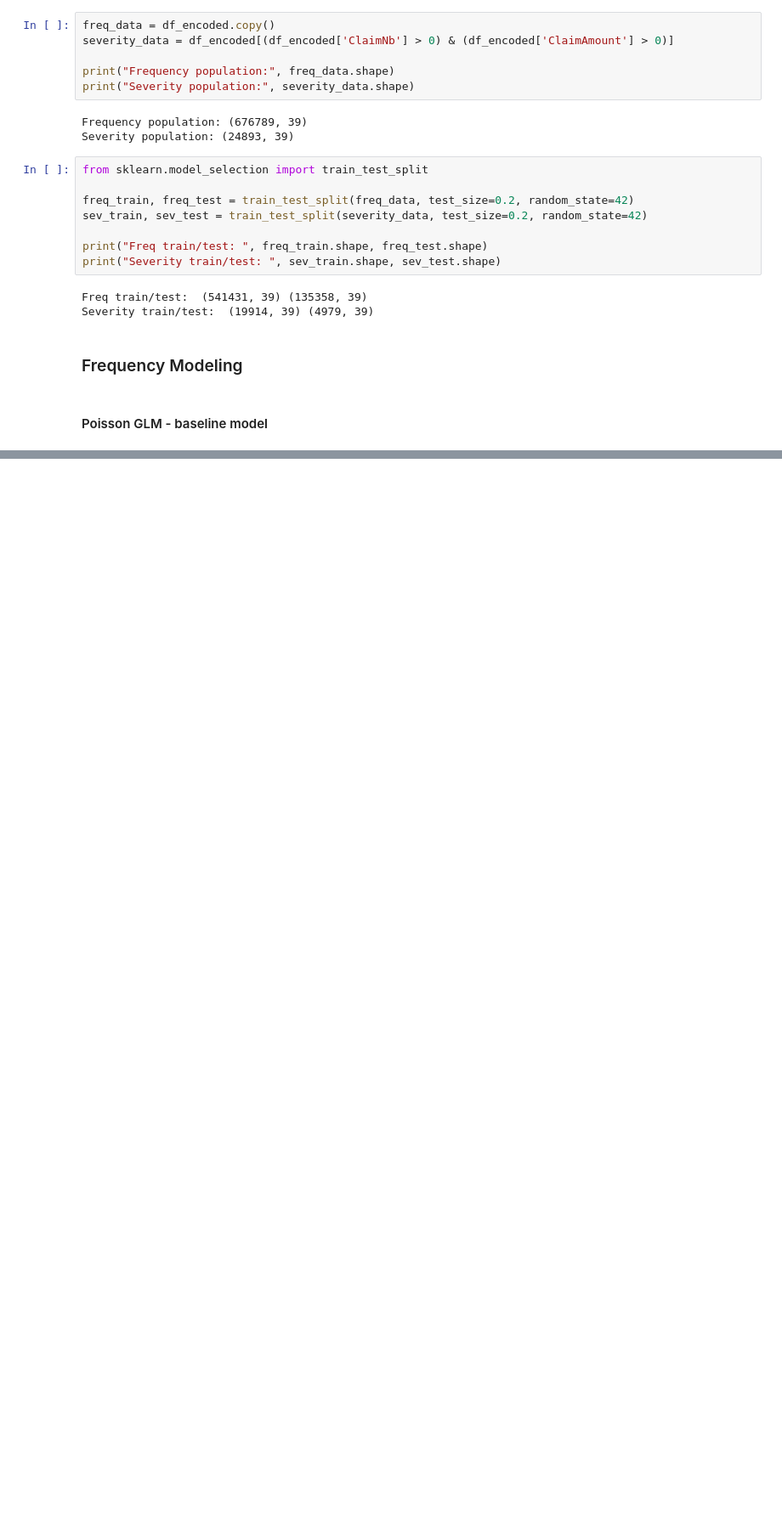
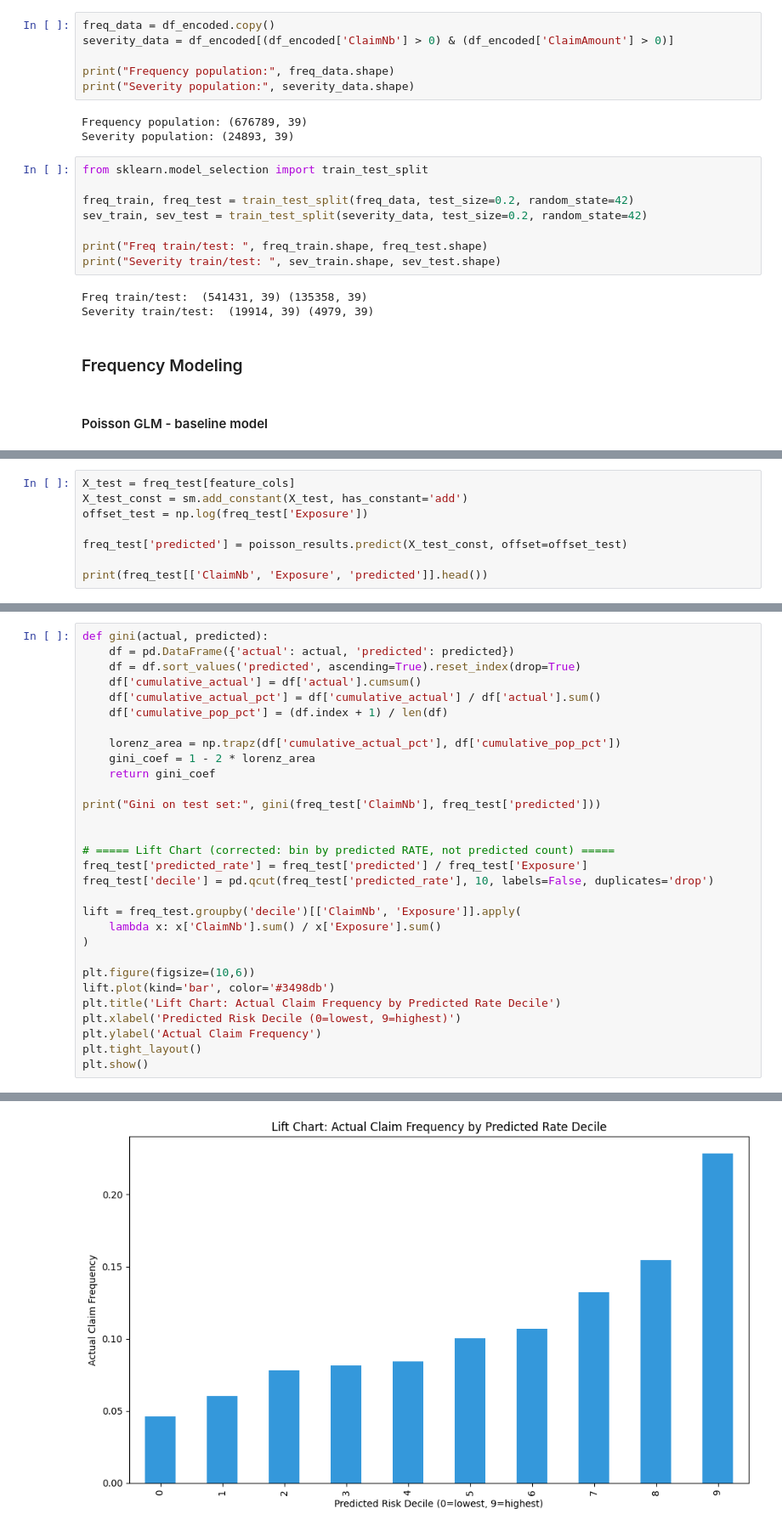
Before and after one commit to akshu981/Insurance-Underwriting-Pricing-Model, a Jupyter notebook: notebooks/Cleaning & Feature Engineering.ipynb, the cells around one changed output, grey strips where cells are left out. Shown at 85% size. Drawn from its saved outputs; the diff is of its cells as text; blank space fills up the shorter version.

```diff
--- a/notebooks/Cleaning & Feature Engineering.ipynb
+++ b/notebooks/Cleaning & Feature Engineering.ipynb
@@ -277,0 +281,8 @@ Underwriting should tighten appetite in these high-frequency cells and grow sele
+# %%
+X_test = freq_test[feature_cols]
+X_test_const = sm.add_constant(X_test, has_constant='add')
+offset_test = np.log(freq_test['Exposure'])
+
+freq_test['predicted'] = poisson_results.predict(X_test_const, offset=offset_test)
+
+print(freq_test[['ClaimNb', 'Exposure', 'predicted']].head())
@@ -277,0 +296,31 @@ Underwriting should tighten appetite in these high-frequency cells and grow sele
+# %%
+def gini(actual, predicted):
+    df = pd.DataFrame({'actual': actual, 'predicted': predicted})
+    df = df.sort_values('predicted', ascending=True).reset_index(drop=True)
+    df['cumulative_actual'] = df['actual'].cumsum()
+    df['cumulative_actual_pct'] = df['cumulative_actual'] / df['actual'].sum()
+    df['cumulative_pop_pct'] = (df.index + 1) / len(df)
+
+    lorenz_area = np.trapz(df['cumulative_actual_pct'], df['cumulative_pop_pct'])
+    gini_coef = 1 - 2 * lorenz_area
+    return gini_coef
+
+print("Gini on test set:", gini(freq_test['ClaimNb'], freq_test['predicted']))
+
+
+# ===== Lift Chart (corrected: bin by predicted RATE, not predicted count) =====
+freq_test['predicted_rate'] = freq_test['predicted'] / freq_test['Exposure']
+freq_test['decile'] = pd.qcut(freq_test['predicted_rate'], 10, labels=False, duplicates='drop')
+
+lift = freq_test.groupby('decile')[['ClaimNb', 'Exposure']].apply(
+    lambda x: x['ClaimNb'].sum() / x['Exposure'].sum()
+)
+
+plt.figure(figsize=(10,6))
+lift.plot(kind='bar', color='#3498db')
+plt.title('Lift Chart: Actual Claim Frequency by Predicted Rate Decile')
+plt.xlabel('Predicted Risk Decile (0=lowest, 9=highest)')
+plt.ylabel('Actual Claim Frequency')
+plt.tight_layout()
+plt.show()
+# %% [output]
@@ -277,0 +328 @@ Underwriting should tighten appetite in these high-frequency cells and grow sele
+[figure, added]
```
Also changed, not shown: parts of 24 cells of this notebook, 1 other file.
